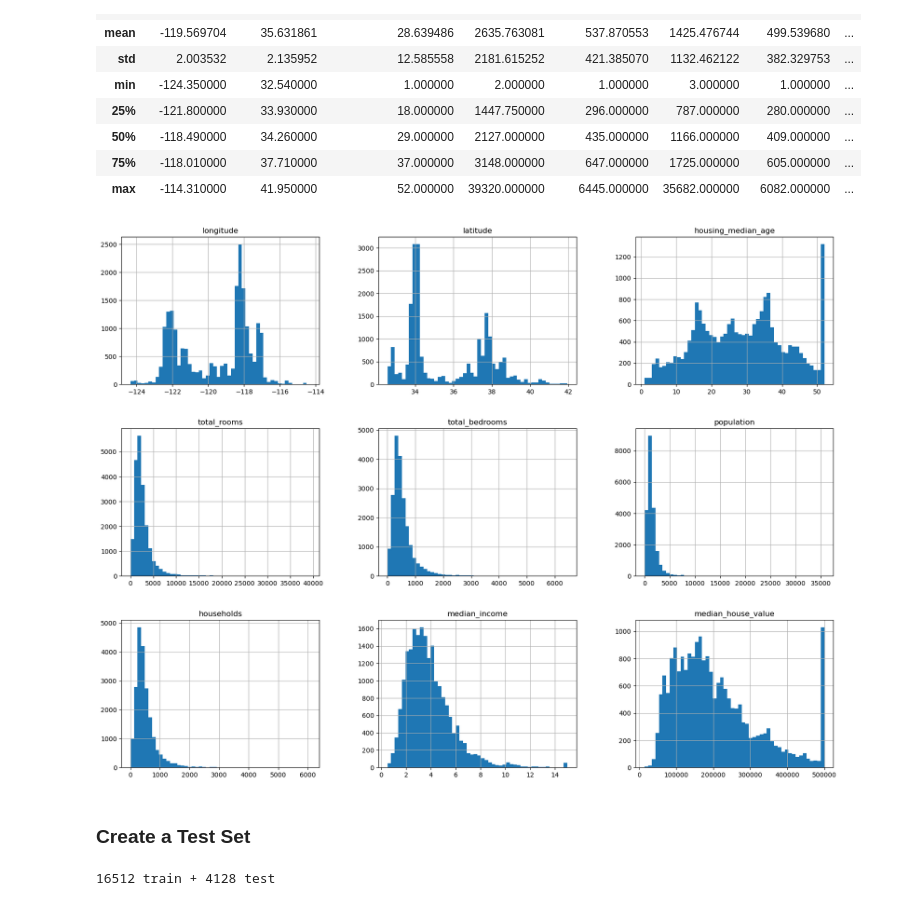
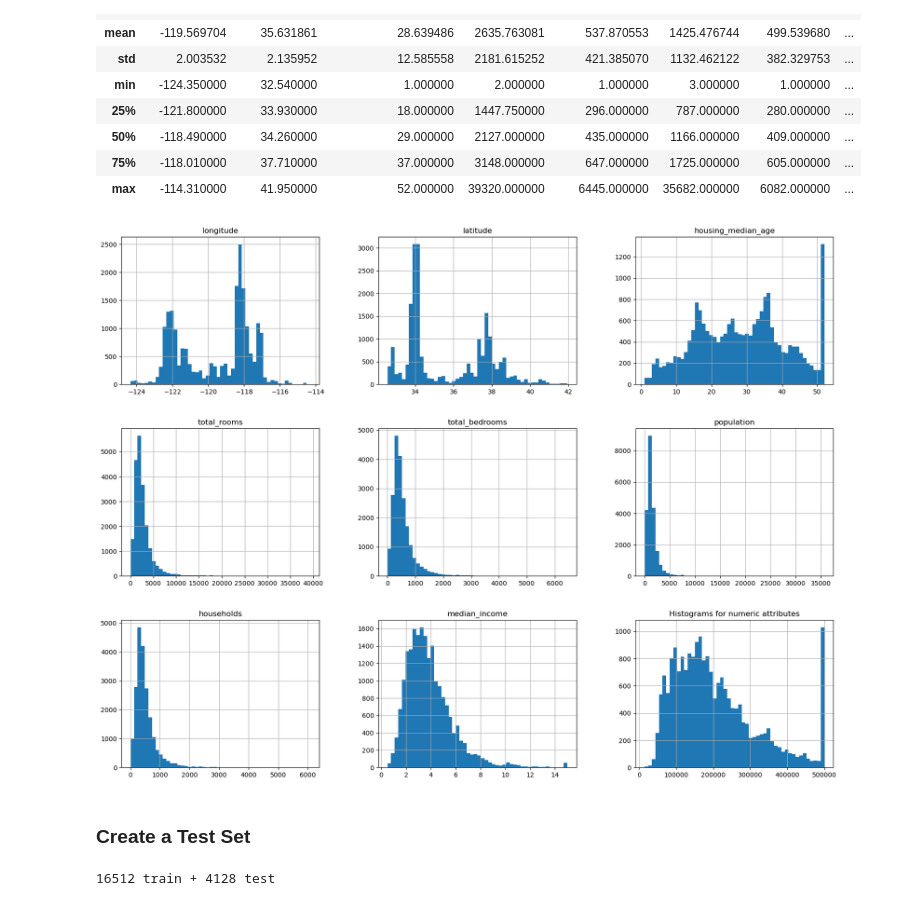
Before and after one commit to Ivan-Grigorev/Hands_On_ML, a Jupyter notebook: chapter_02.ipynb, the cells around one changed output. Saved outputs shown, nothing was run; the diff lists cells and outputs as text; code cells hidden in the pictures.

```diff
--- a/chapter_02.ipynb
+++ b/chapter_02.ipynb
@@ -91,14 +91,15 @@ housing.describe()
 # %%
 import matplotlib.pyplot as plt
 
 
 # Plot histograms for numeric attributes
 housing.hist(bins=50, figsize=(20, 15))
+plt.title('Histograms for numeric attributes')
 plt.show()
 # %% [output]
-[figure, old version]
+[figure, new version]
-# %% [markdown]
-<h3>Create a Test Set</h3>
+# %% [markdown]
+<h3>Create a Test Set</h3>
 # %%
 import numpy as np
 
```
Also changed, not shown: parts of 14 cells of this notebook.
